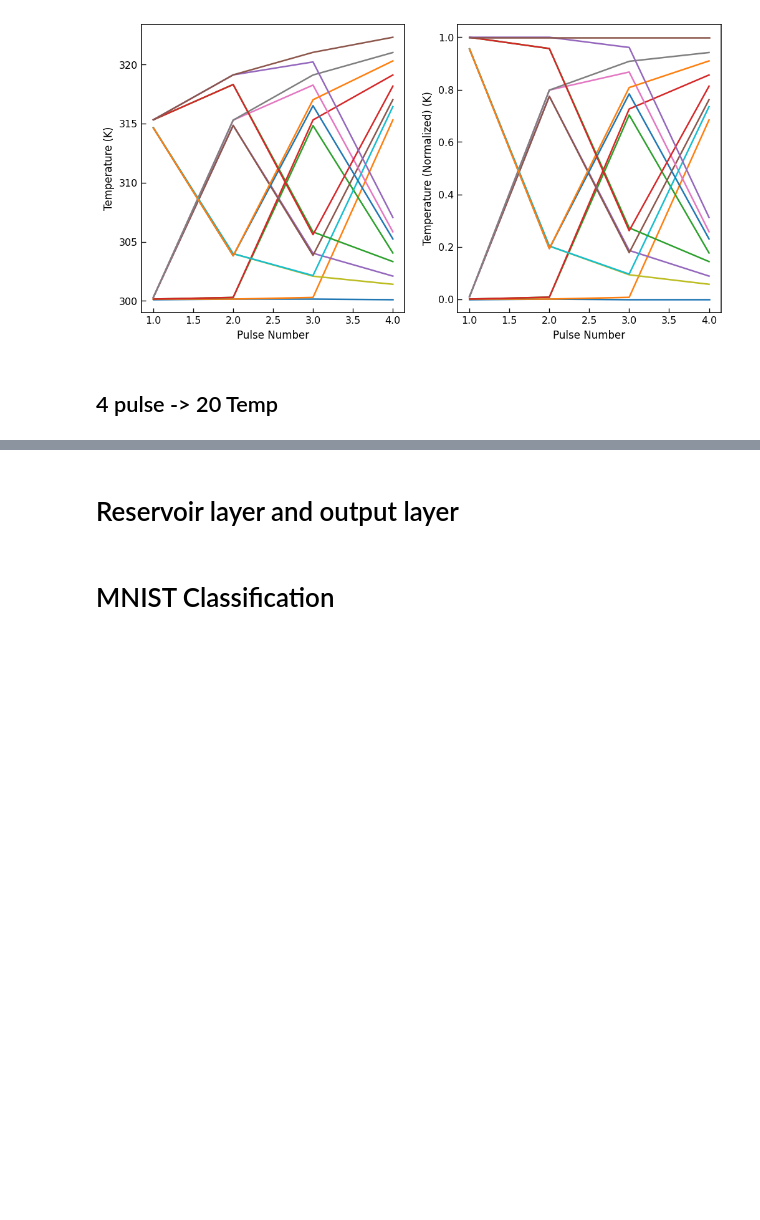
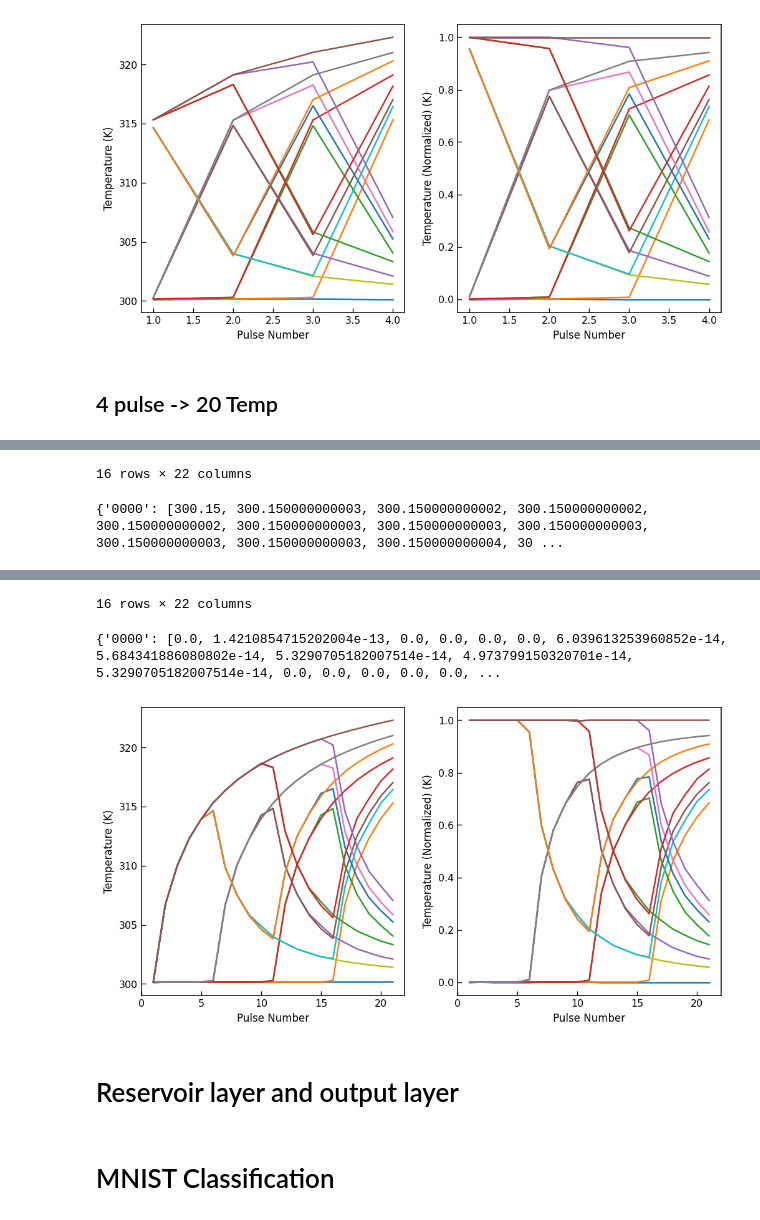
Before and after one commit to Jingyi-Z/ThermalZZZ, a Jupyter notebook: MNIST_thermalzzz.ipynb, the cells around one changed output, grey strips where cells are left out. Drawn from its saved outputs; the diff is of its cells as text; code cells hidden in the pictures; blank space fills up the shorter version.

```diff
--- a/MNIST_thermalzzz.ipynb
+++ b/MNIST_thermalzzz.ipynb
@@ -66,7 +66,7 @@ from sklearn.metrics import confusion_matrix, accuracy_score
 import numpy as np
 
 USE_PIN_MEMORY = torch.cuda.is_available()
-data_path = '/content/ThermalZZZ/Data_thermalzzz.xlsx'
+data_path = '/content/ThermalZZZ/'
 
 plt.style.use("default")
 mpl.rcParams.update({
@@ -171,18 +187,7 @@ def append_run_log(
 # %% [markdown]
 ## 4 pulse -> 4 Temp
 # %%
-df_4temp = pd.read_excel(data_path,sheet_name = "mapping4", header = None, dtype={0: object})
-display(df_4temp)
-mapping_4temp = dict(zip(df_4temp.iloc[:,0], df_4temp.iloc[:,1:].apply(list, axis=1)))
-print(mapping_4temp)
-
-# Preprocessing: feature (0,1)
-df_4temp_norm = df_4temp.copy()
-scaler = MinMaxScaler(feature_range=(0, 1))
-df_4temp_norm.iloc[:,1:] = scaler.fit_transform(df_4temp_norm.iloc[:,1:])
-display(df_4temp_norm)
-mapping_4temp_norm = dict(zip(df_4temp_norm.iloc[:,0], df_4temp_norm.iloc[:,1:].apply(list, axis=1)))
-print(mapping_4temp_norm)
+mapping_4temp, mapping_4temp_norm, df_4temp, df_4temp_norm = data_to_mapping(sheet_name = "mapping4")
 
 plt.figure(figsize = (10,5))
 plt.subplot(1,2,1)
@@ -238,3 +243,21 @@ plt.show()
 [figure]
 # %% [markdown]
 ## 4 pulse -> 20 Temp
+# %%
+mapping_20temp, mapping_20temp_norm, df_20temp, df_20temp_norm = data_to_mapping(sheet_name = "mapping20")
+
+plt.figure(figsize = (10,5))
+plt.subplot(1,2,1)
+for i in range (df_20temp.shape[0]):
+  plt.plot(df_20temp.iloc[i,1:],label = df_20temp.iloc[i,0])
+plt.xlabel("Pulse Number")
+plt.ylabel("Temperature (K)")
+
+plt.subplot(1,2,2)
+for i in range (df_20temp_norm.shape[0]):
+  plt.plot(df_20temp_norm.iloc[i,1:],label = df_20temp_norm.iloc[i,0])
+plt.xlabel("Pulse Number")
+plt.ylabel("Temperature (Normalized) (K)")
+
+plt.show()
+# %% [output]
@@ -240,0 +281,2 @@ plt.show()
+16 rows × 22 columns
+{'0000': [300.15, 300.150000000003, 300.150000000002, 300.150000000002, 300.150000000002, 300.150000000003, 300.150000000003, 300.150000000003, 300.150000000003, 300.150000000003, 300.150000000004, 30 ...
@@ -241,3 +300,6 @@ plt.show()
+16 rows × 22 columns
+{'0000': [0.0, 1.4210854715202004e-13, 0.0, 0.0, 0.0, 0.0, 6.039613253960852e-14, 5.684341886080802e-14, 5.3290705182007514e-14, 4.973799150320701e-14, 5.3290705182007514e-14, 0.0, 0.0, 0.0, 0.0, 0.0, ...
+[figure, added]
 # %% [markdown]
 # Reservoir layer and output layer
 # %%
```
Also changed, not shown: parts of 6 cells of this notebook.
